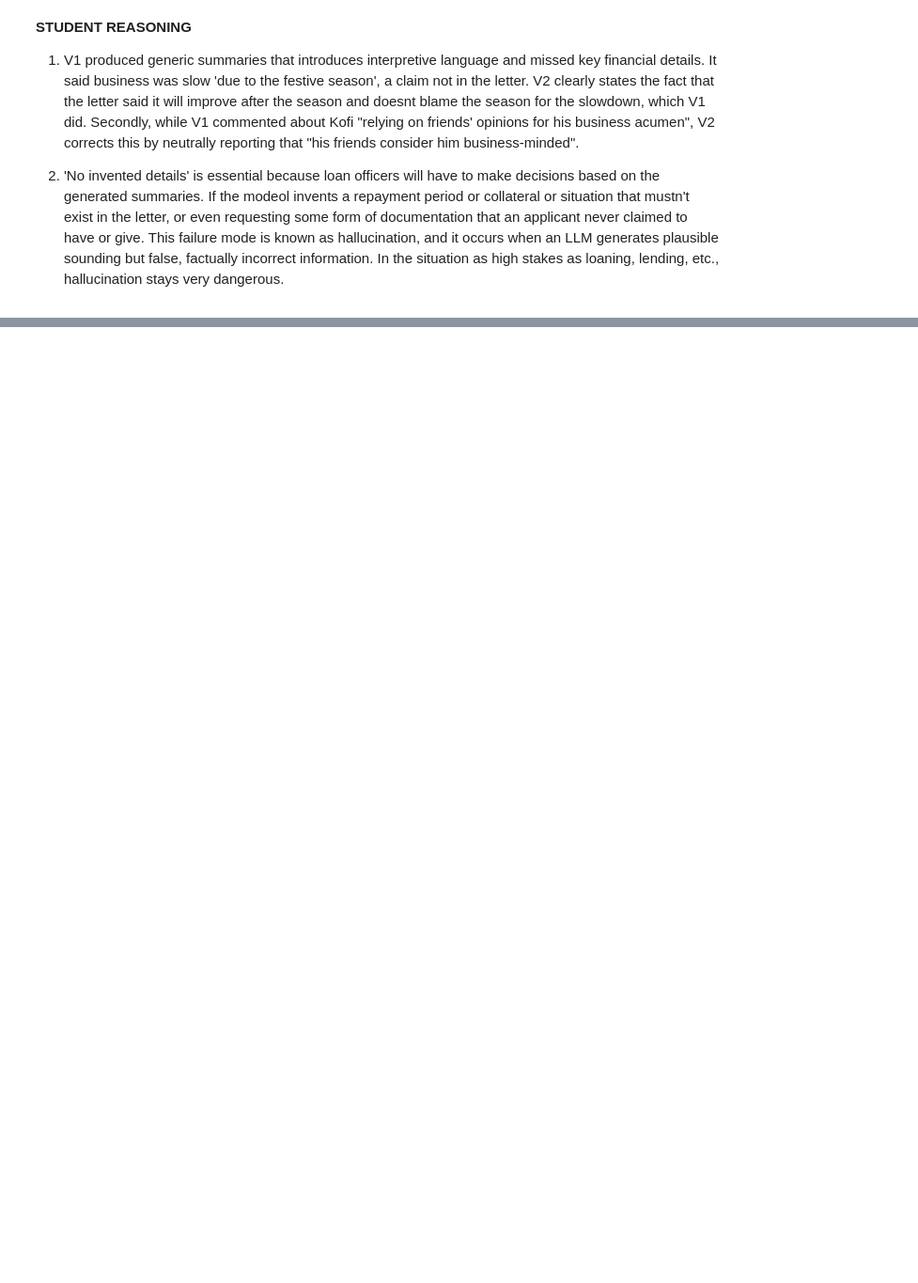
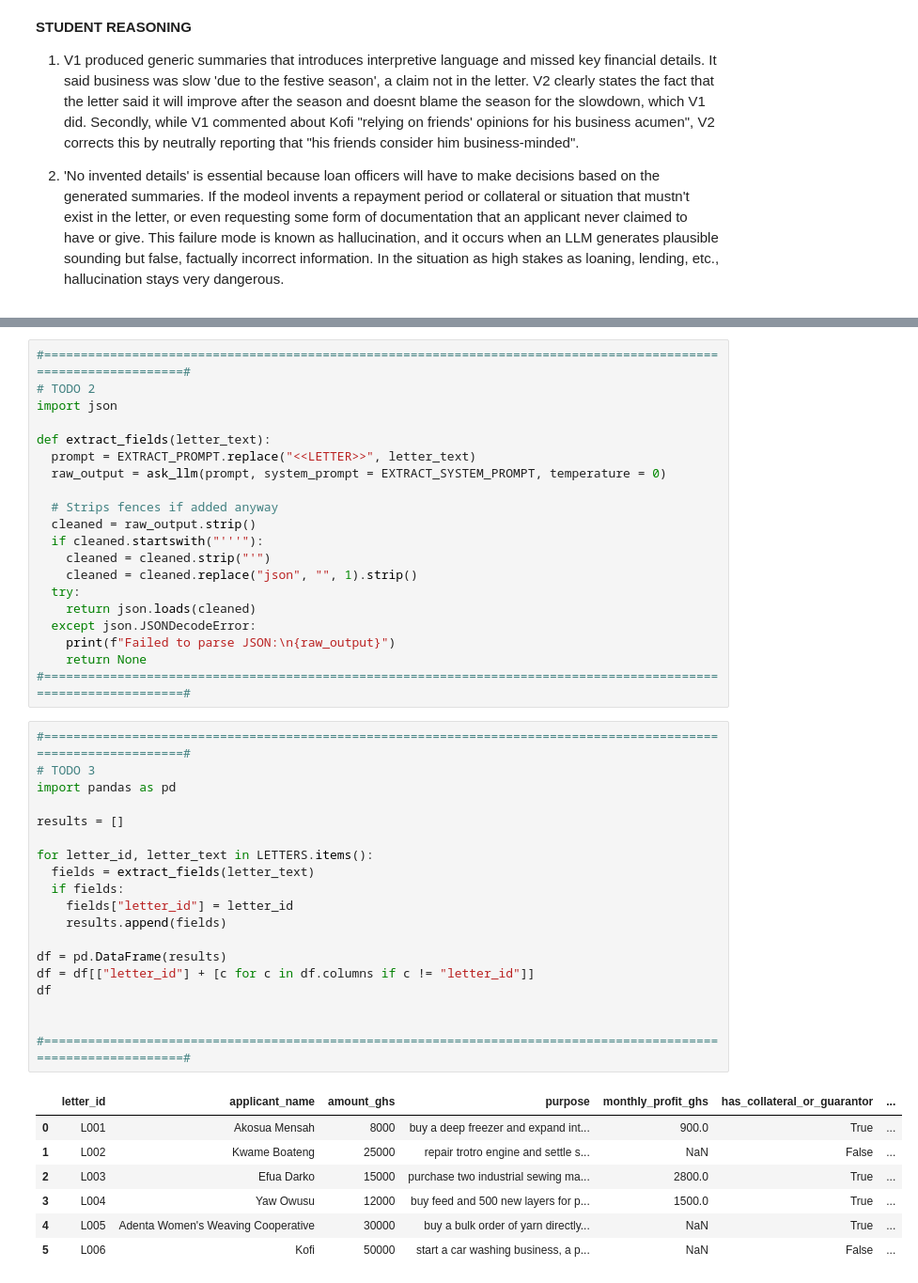
Before and after one commit to Dijah-Tunrayo/lab-4-llm-decision-support, a Jupyter notebook: Untitled3.ipynb, the cells around one changed output, grey strips where cells are left out. Shown at 94% size. Drawn from its saved outputs; the diff is of its cells as text; blank space fills up the shorter version.

```diff
--- a/Untitled3.ipynb
+++ b/Untitled3.ipynb
@@ -277,0 +349,47 @@ Secondly, while V1 commented about Kofi "relying on friends' opinions for his bu
+# %%
+#================================================================================================================#
+# TODO 2
+import json
+
+def extract_fields(letter_text):
+  prompt = EXTRACT_PROMPT.replace("<<LETTER>>", letter_text)
+  raw_output = ask_llm(prompt, system_prompt = EXTRACT_SYSTEM_PROMPT, temperature = 0)
+
+  # Strips fences if added anyway
+  cleaned = raw_output.strip()
+  if cleaned.startswith("'''"):
+    cleaned = cleaned.strip("'")
+    cleaned = cleaned.replace("json", "", 1).strip()
+  try:
+    return json.loads(cleaned)
+  except json.JSONDecodeError:
+    print(f"Failed to parse JSON:\n{raw_output}")
+    return None
+#================================================================================================================#
+# %%
+#================================================================================================================#
+# TODO 3
+import pandas as pd
+
+results = []
+
+for letter_id, letter_text in LETTERS.items():
+  fields = extract_fields(letter_text)
+  if fields:
+    fields["letter_id"] = letter_id
+    results.append(fields)
+
+df = pd.DataFrame(results)
+df = df[["letter_id"] + [c for c in df.columns if c != "letter_id"]]
+df
+
+
+#================================================================================================================#
+# %% [output]
+|  | letter_id | applicant_name | amount_ghs | purpose | monthly_profit_ghs | has_collateral_or_guarantor | ... |
+| 0 | L001 | Akosua Mensah | 8000 | buy a deep freezer and expand int... | 900.0 | True | ... |
+| 1 | L002 | Kwame Boateng | 25000 | repair trotro engine and settle s... | NaN | False | ... |
+| 2 | L003 | Efua Darko | 15000 | purchase two industrial sewing ma... | 2800.0 | True | ... |
+| 3 | L004 | Yaw Owusu | 12000 | buy feed and 500 new layers for p... | 1500.0 | True | ... |
+| 4 | L005 | Adenta Women's Weaving Cooperative | 30000 | buy a bulk order of yarn directly... | NaN | True | ... |
+| 5 | L006 | Kofi | 50000 | start a car washing business, a p... | NaN | False | ... |
```
Also changed, not shown: parts of 11 cells of this notebook.
